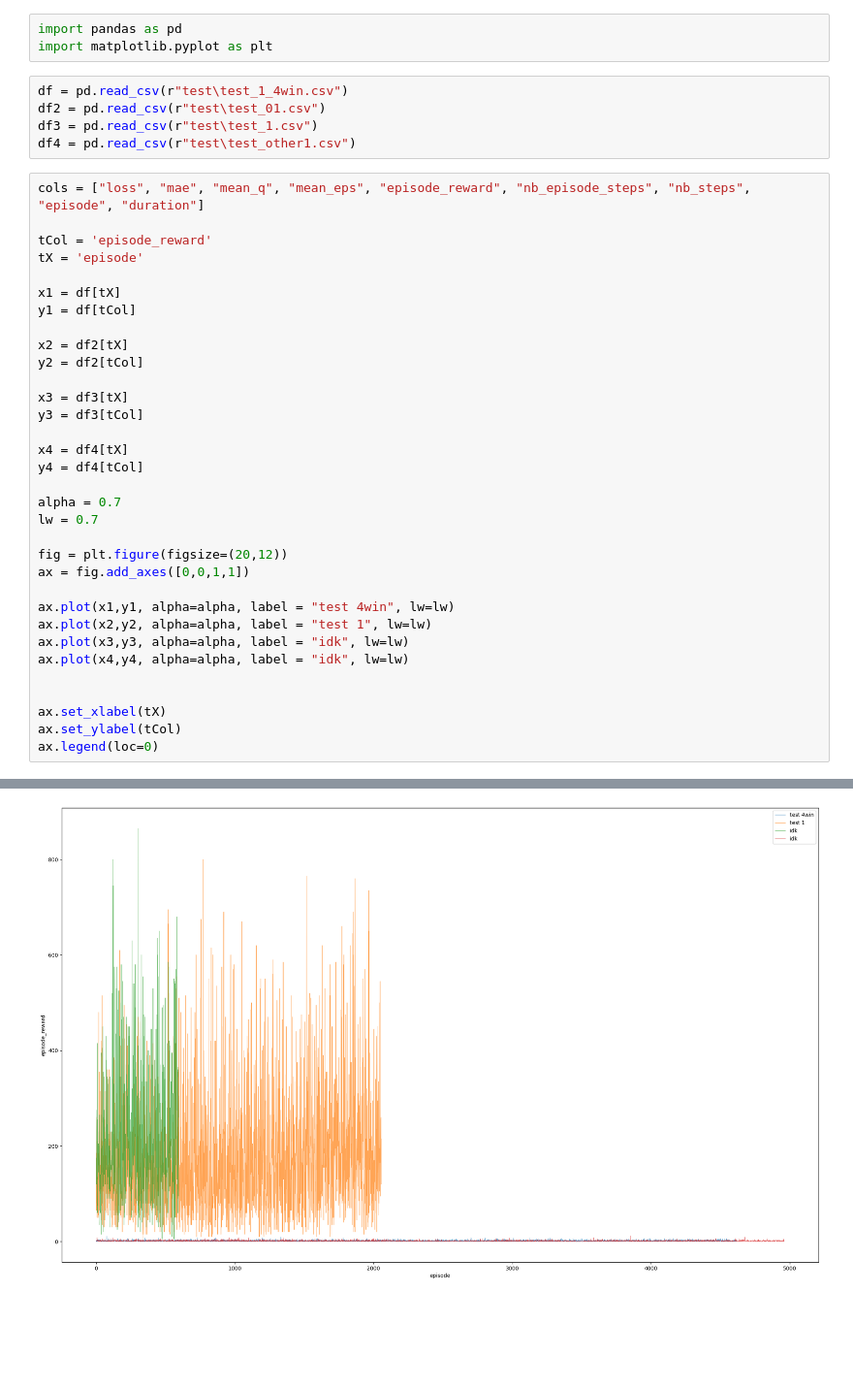
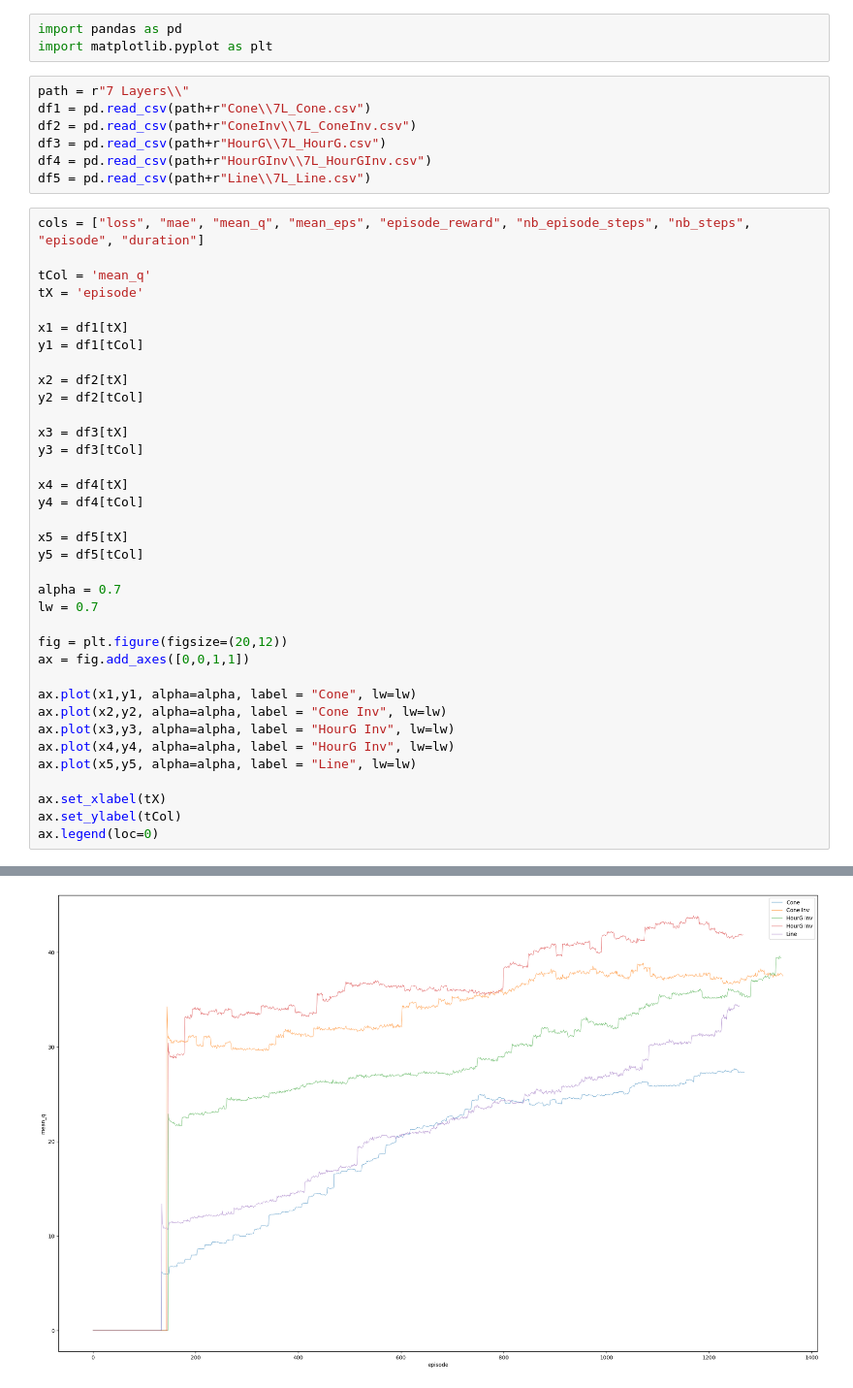
Before and after one commit to mosal2000/EE-Atari-RL, a Jupyter notebook: Code/dataVis.ipynb, the cells around one changed output, grey strips where cells are left out. Shown: that part at 97% size. Drawn from its saved outputs; the diff is of its cells as text; blank space fills up the shorter version.

Commit message:
Data Visualization updated for 7 Layers

```diff
--- a/Code/dataVis.ipynb
+++ b/Code/dataVis.ipynb
@@ -2,43 +2,48 @@
 import pandas as pd
 import matplotlib.pyplot as plt
 # %%
-df = pd.read_csv(r"test\test_1_4win.csv")
-df2 = pd.read_csv(r"test\test_01.csv")
-df3 = pd.read_csv(r"test\test_1.csv")
-df4 = pd.read_csv(r"test\test_other1.csv")
+path = r"7 Layers\\"
+df1 = pd.read_csv(path+r"Cone\\7L_Cone.csv")
+df2 = pd.read_csv(path+r"ConeInv\\7L_ConeInv.csv")
+df3 = pd.read_csv(path+r"HourG\\7L_HourG.csv")
+df4 = pd.read_csv(path+r"HourGInv\\7L_HourGInv.csv")
+df5 = pd.read_csv(path+r"Line\\7L_Line.csv")
 # %%
 cols = ["loss", "mae", "mean_q", "mean_eps", "episode_reward", "nb_episode_steps", "nb_steps", "episode", "duration"]
 
-tCol = 'episode_reward'
+tCol = 'mean_q'
 tX = 'episode'
 
-x1 = df[tX]
-y1 = df[tCol]
+x1 = df1[tX]
+y1 = df1[tCol]
 
 x2 = df2[tX]
 y2 = df2[tCol]
 
 x3 = df3[tX]
 y3 = df3[tCol]
 
 x4 = df4[tX]
 y4 = df4[tCol]
 
+x5 = df5[tX]
+y5 = df5[tCol]
+
 alpha = 0.7
 lw = 0.7
 
 fig = plt.figure(figsize=(20,12))
 ax = fig.add_axes([0,0,1,1])
 
-ax.plot(x1,y1, alpha=alpha, label = "test 4win", lw=lw)
-ax.plot(x2,y2, alpha=alpha, label = "test 1", lw=lw)
-ax.plot(x3,y3, alpha=alpha, label = "idk", lw=lw)
-ax.plot(x4,y4, alpha=alpha, label = "idk", lw=lw)
-
+ax.plot(x1,y1, alpha=alpha, label = "Cone", lw=lw)
+ax.plot(x2,y2, alpha=alpha, label = "Cone Inv", lw=lw)
+ax.plot(x3,y3, alpha=alpha, label = "HourG Inv", lw=lw)
+ax.plot(x4,y4, alpha=alpha, label = "HourG Inv", lw=lw)
+ax.plot(x5,y5, alpha=alpha, label = "Line", lw=lw)
 
 ax.set_xlabel(tX)
 ax.set_ylabel(tCol)
 ax.legend(loc=0)
 # %% [output]
 <matplotlib.legend.Legend at 0x...>
-[figure, old version]
+[figure, new version]
```
